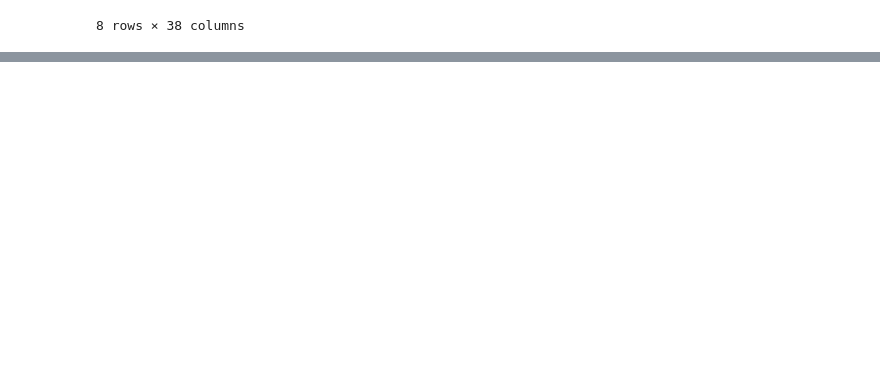
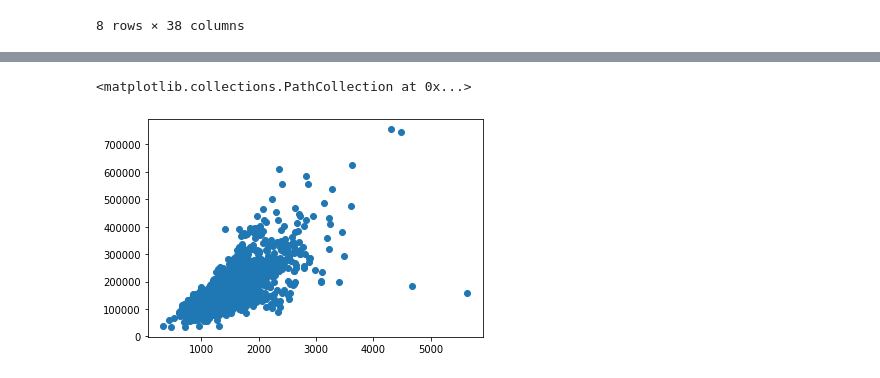
Before and after one commit to kish191919/Python_Project, a Jupyter notebook: house-prices-advanced-regression-techniques/house_prices_advanced_regression_techniques_1.ipynb, the cells around one changed output, grey strips where cells are left out. Cells and saved outputs as stored; diff of their text form; code cells hidden in the pictures; blank space fills up the shorter version.

```diff
--- a/house-prices-advanced-regression-techniques/house_prices_advanced_regression_techniques_1.ipynb
+++ b/house-prices-advanced-regression-techniques/house_prices_advanced_regression_techniques_1.ipynb
@@ -126,8 +95,0 @@ for idx, n in enumerate(categorical_feature):
-# %%
-df_train = train.copy()
-# %%
-df_train["2ndFloor"] = "2ndFloor"
-df_train["2ndFloor"].loc[df_train["2ndFlrSF"]==0] = "No 2ndFloor"
-
-df_train["basement"] = "basement"
-df_train["basement"].loc[df_train["TotalBsmtSF"]==0] = "No basement"
@@ -159,0 +96,3 @@ Index(['Id', 'MSSubClass', 'MSZoning', 'LotFrontage', 'LotArea', 'Street',
+# %%
+var = 'GrLivArea'
+data = pd.concat([df_train['SalePrice'], df_train[var]], axis = 1)
@@ -159,0 +108,5 @@ Index(['Id', 'MSSubClass', 'MSZoning', 'LotFrontage', 'LotArea', 'Street',
+# %%
+plt.scatter(x=var, y='SalePrice', data=data)
+# %% [output]
+<matplotlib.collections.PathCollection at 0x...>
+[figure, added]
```
Also changed, not shown: parts of 27 cells of this notebook.
